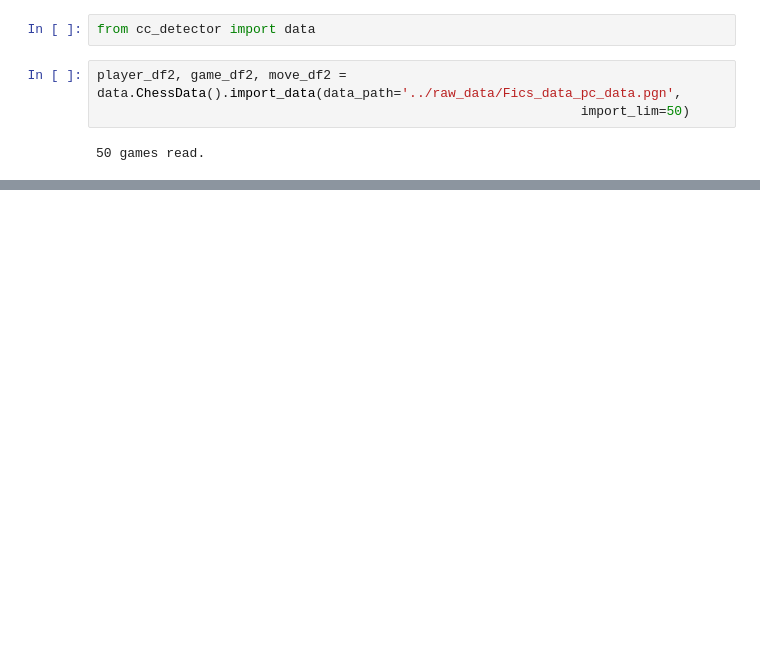
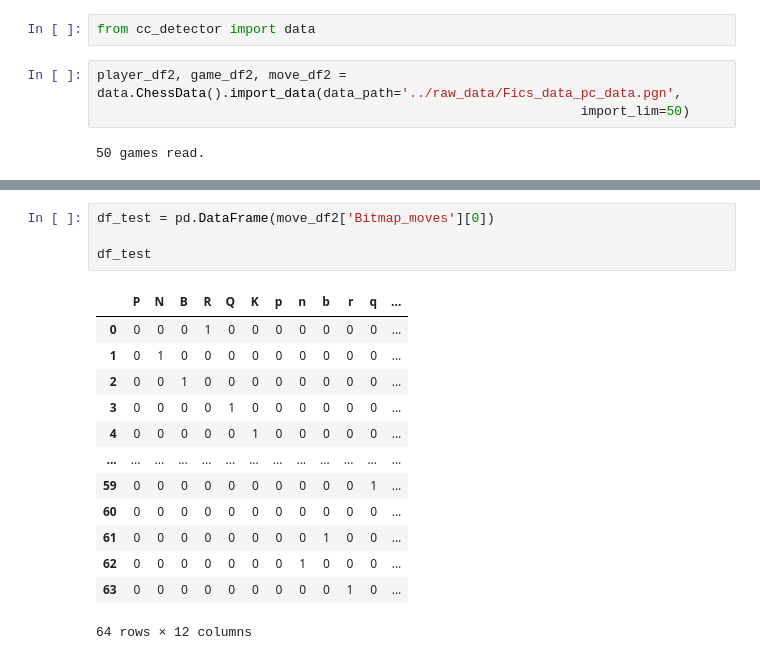
Before and after one commit to VPeron/cc_detector, a Jupyter notebook: notebooks/pgn_to_3dfs_Manuel.ipynb, the cells around one changed output, grey strips where cells are left out. Cells and saved outputs as stored; diff of their text form; blank space fills up the shorter version.

```diff
--- a/notebooks/pgn_to_3dfs_Manuel.ipynb
+++ b/notebooks/pgn_to_3dfs_Manuel.ipynb
@@ -360,0 +426,18 @@ move_df2
+# %%
+df_test = pd.DataFrame(move_df2['Bitmap_moves'][0])
+
+df_test
+# %% [output]
+|  | P | N | B | R | Q | K | p | n | b | r | q | ... |
+| 0 | 0 | 0 | 0 | 1 | 0 | 0 | 0 | 0 | 0 | 0 | 0 | ... |
+| 1 | 0 | 1 | 0 | 0 | 0 | 0 | 0 | 0 | 0 | 0 | 0 | ... |
+| 2 | 0 | 0 | 1 | 0 | 0 | 0 | 0 | 0 | 0 | 0 | 0 | ... |
+| 3 | 0 | 0 | 0 | 0 | 1 | 0 | 0 | 0 | 0 | 0 | 0 | ... |
+| 4 | 0 | 0 | 0 | 0 | 0 | 1 | 0 | 0 | 0 | 0 | 0 | ... |
+| ... | ... | ... | ... | ... | ... | ... | ... | ... | ... | ... | ... | ... |
+| 59 | 0 | 0 | 0 | 0 | 0 | 0 | 0 | 0 | 0 | 0 | 1 | ... |
+| 60 | 0 | 0 | 0 | 0 | 0 | 0 | 0 | 0 | 0 | 0 | 0 | ... |
+| 61 | 0 | 0 | 0 | 0 | 0 | 0 | 0 | 0 | 1 | 0 | 0 | ... |
+| 62 | 0 | 0 | 0 | 0 | 0 | 0 | 0 | 1 | 0 | 0 | 0 | ... |
+| 63 | 0 | 0 | 0 | 0 | 0 | 0 | 0 | 0 | 0 | 1 | 0 | ... |
+64 rows × 12 columns
```
Also changed, not shown: parts of 18 cells of this notebook, 4 other files.
